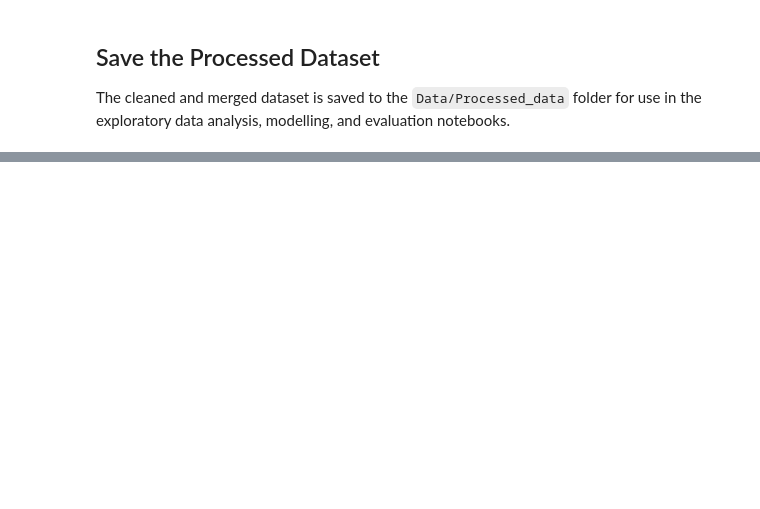
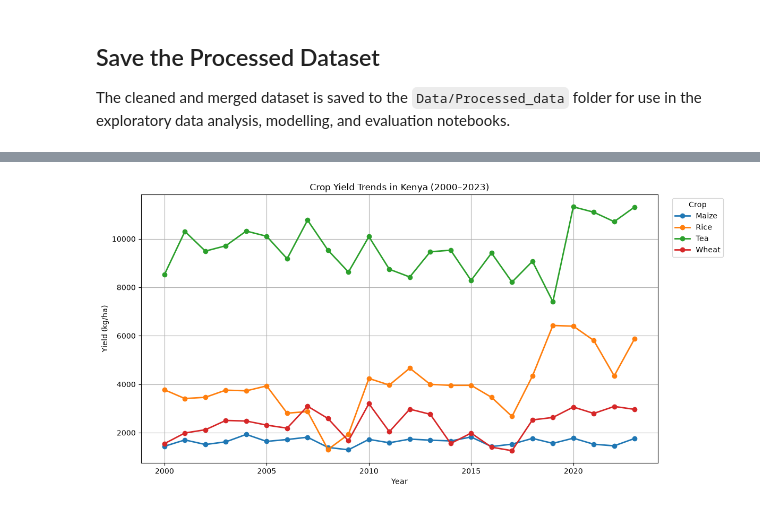
Before and after one commit to IyvonneAyoyi/Crop-Yield-Prediction-Kenya, a Jupyter notebook: notebooks/01_EDA.ipynb, the cells around one changed output, grey strips where cells are left out. Cells and saved outputs as stored; diff of their text form; code cells hidden in the pictures; blank space fills up the shorter version.

```diff
--- a/notebooks/01_EDA.ipynb
+++ b/notebooks/01_EDA.ipynb
@@ -391,0 +639,45 @@ print(f"Location: {output_path}")
+# %%
+import matplotlib.pyplot as plt
+
+# Exclude Sugarcane
+yield_trends_df = processed_df[
+    processed_df["Crop"] != "Sugarcane"
+]
+
+plt.figure(figsize=(12, 6))
+
+for crop_name in yield_trends_df["Crop"].unique():
+    crop_data = yield_trends_df[
+        yield_trends_df["Crop"] == crop_name
+    ]
+
+    plt.plot(
+        crop_data["Year"],
+        crop_data["Yield_kg_per_ha"],
+        marker="o",
+        linewidth=2,
+        label=crop_name
+    )
+
+plt.title("Crop Yield Trends in Kenya (2000–2023)")
+plt.xlabel("Year")
+plt.ylabel("Yield (kg/ha)")
+plt.legend(
+    title="Crop",
+    bbox_to_anchor=(1.02, 1),
+    loc="upper left"
+)
+plt.grid(True)
+
+plt.tight_layout()
+
+# Save figure
+plt.savefig(
+    "../figures/yield_trends_without_sugarcane.png",
+    dpi=300,
+    bbox_inches="tight"
+)
+
+plt.show()
+# %% [output]
+[figure, added]
```
Also changed, not shown: parts of 57 cells of this notebook, 15 other files.
